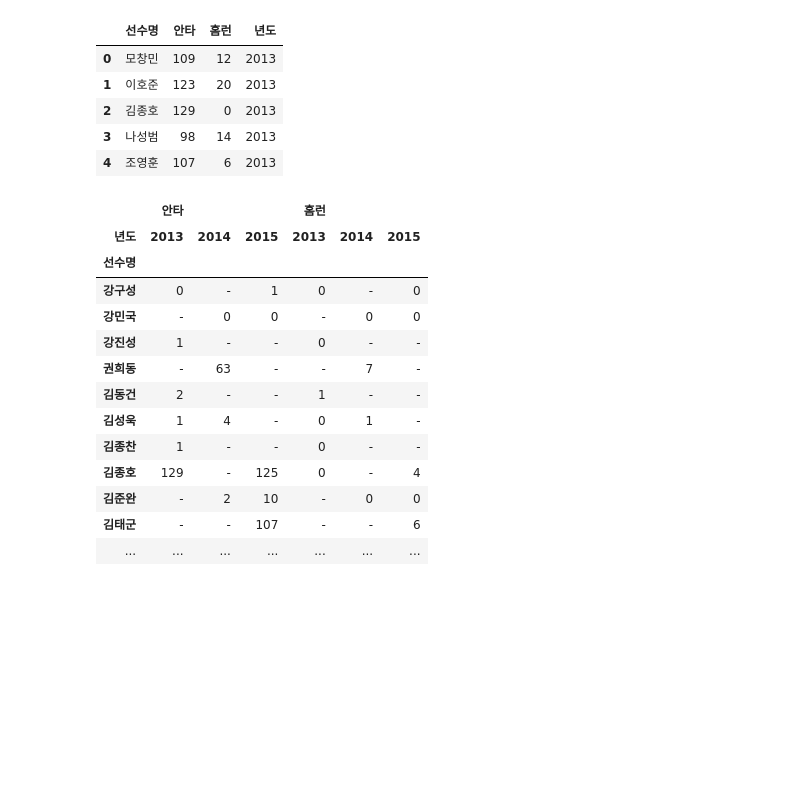
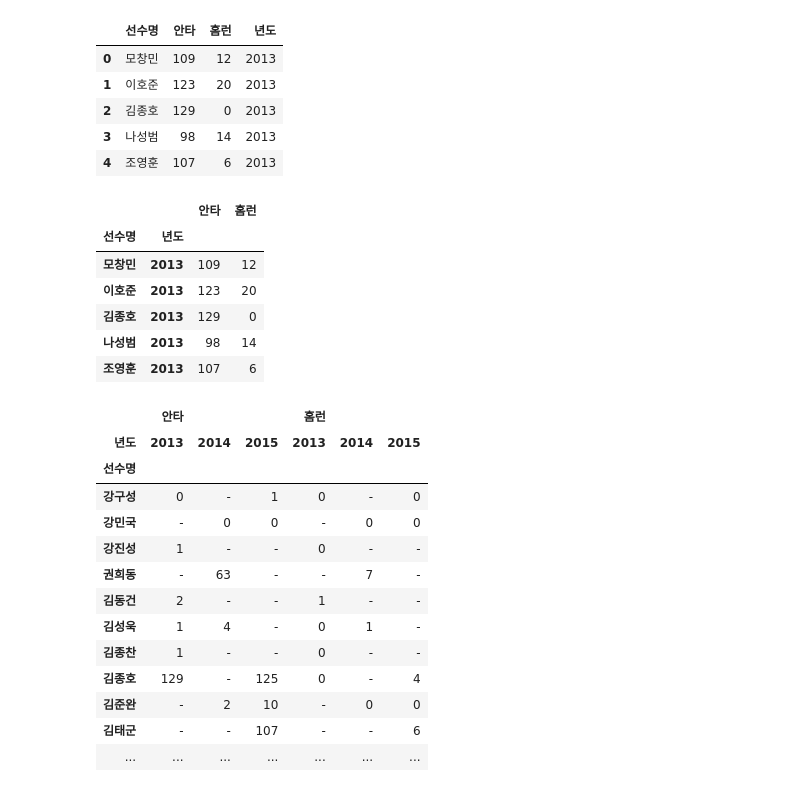
Before and after one commit to dy5299/bigdata, a Jupyter notebook: 03 Pandas/Day10 데이터 가공 3 - 계층 색인.ipynb, the cells around one changed output. Cells and saved outputs as stored; diff of their text form; code cells hidden in the pictures; blank space fills up the shorter version.

```diff
--- a/03 Pandas/Day10 데이터 가공 3 - 계층 색인.ipynb
+++ b/03 Pandas/Day10 데이터 가공 3 - 계층 색인.ipynb
@@ -518,6 +518,16 @@ NCAll.head()
 | 2 | 김종호 | 129 | 0 | 2013 |
 | 3 | 나성범 | 98 | 14 | 2013 |
 | 4 | 조영훈 | 107 | 6 | 2013 |
+# %%
+NCAll.set_index(['선수명','년도']).head()
+# %% [output]
+|  |  | 안타 | 홈런 |
+| 선수명 | 년도 |  |  |
+| 모창민 | 2013 | 109 | 12 |
+| 이호준 | 2013 | 123 | 20 |
+| 김종호 | 2013 | 129 | 0 |
+| 나성범 | 2013 | 98 | 14 |
+| 조영훈 | 2013 | 107 | 6 |
 # %%
 NCAll.set_index(['선수명','년도']).unstack('년도').fillna('-')
 # %% [output]
```
Also changed, not shown: 2 other files.
